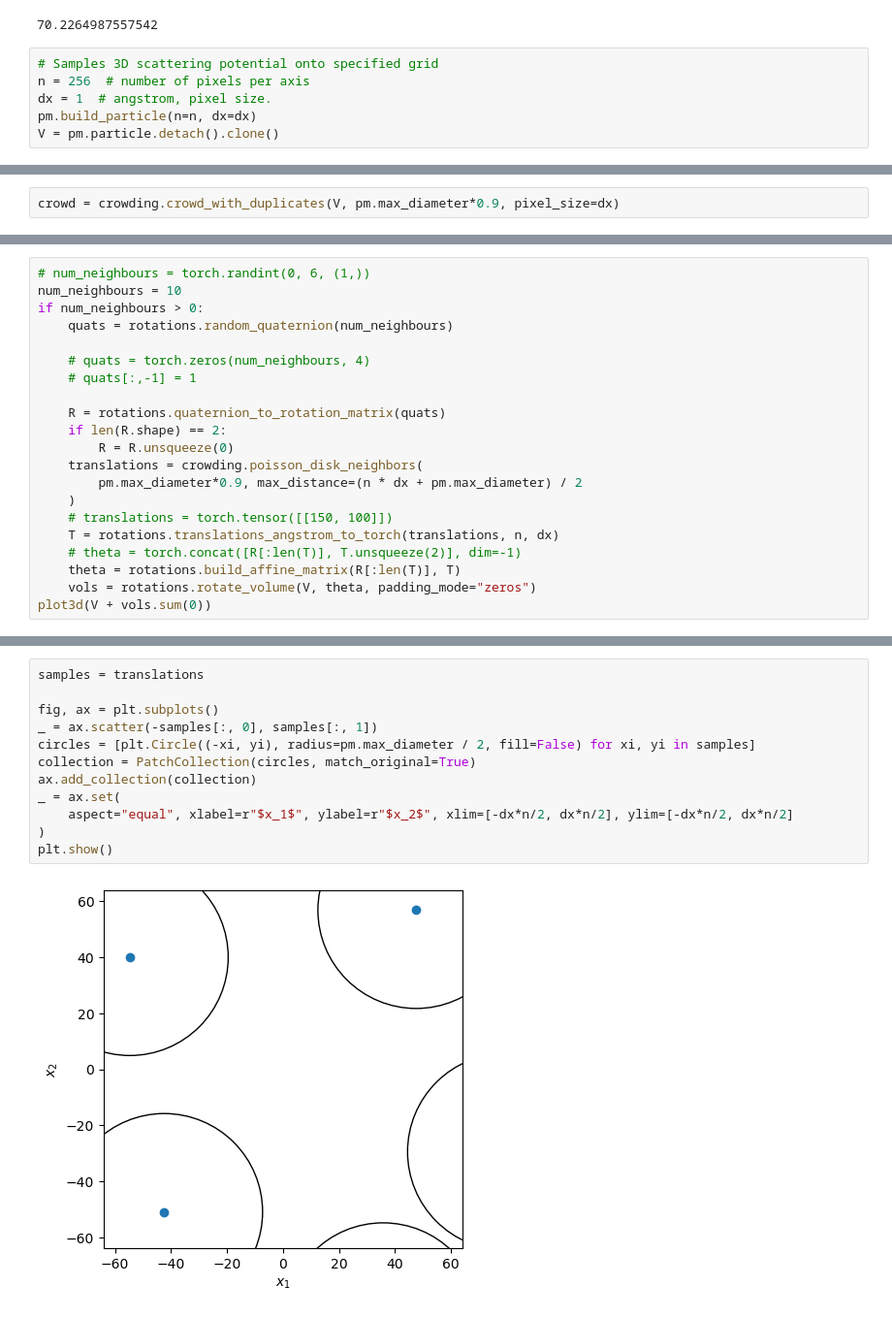
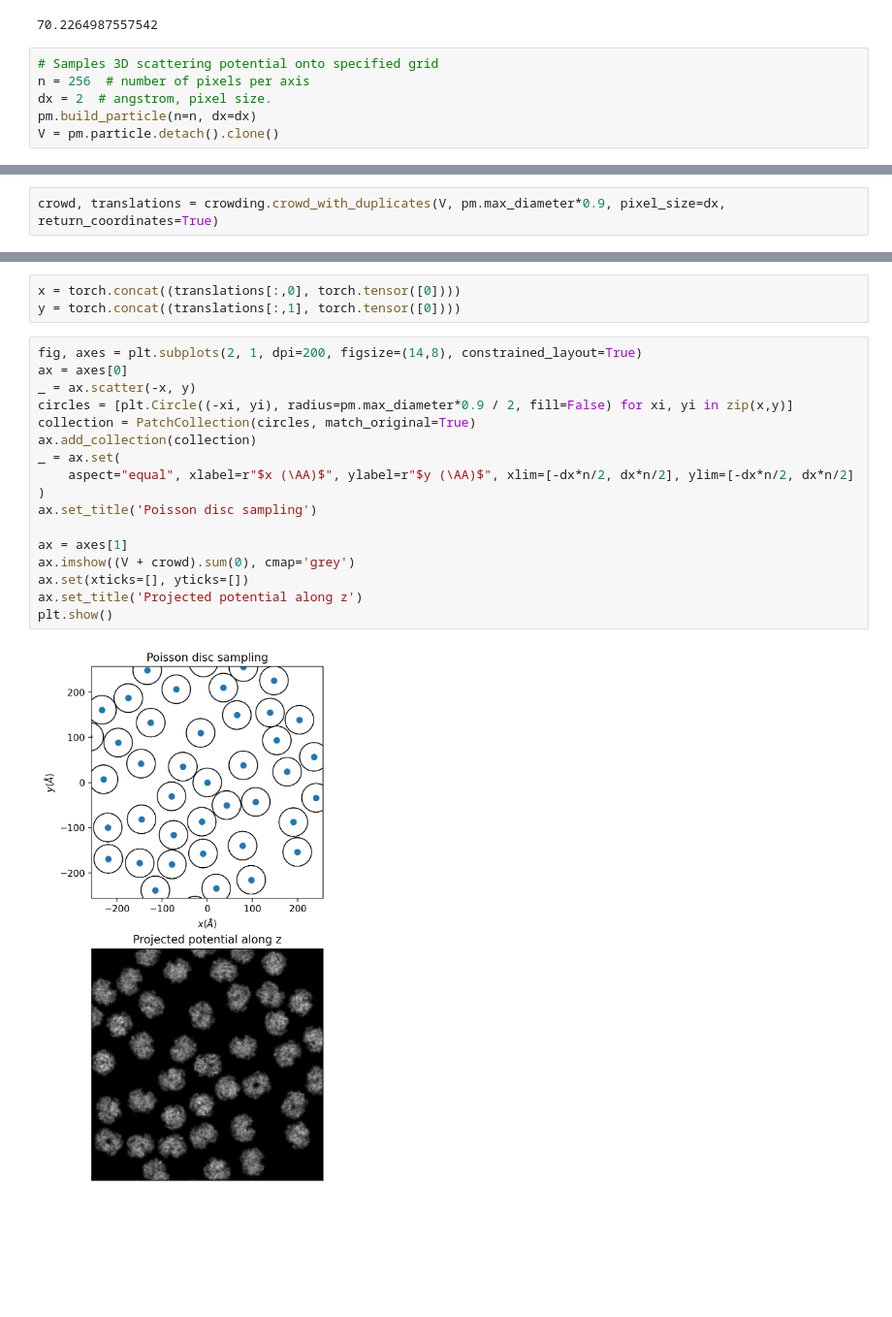
Before and after one commit to joelyeois/specter, a Jupyter notebook: dev-notebooks/duplicate-particle-neighbours.ipynb, the cells around one changed output, grey strips where cells are left out. Shown at 97% size. Saved outputs shown, nothing was run; the diff lists cells and outputs as text; blank space fills up the shorter version.

```diff
--- a/dev-notebooks/duplicate-particle-neighbours.ipynb
+++ b/dev-notebooks/duplicate-particle-neighbours.ipynb
@@ -38,7 +38,7 @@ pm.max_diameter
 # %%
 # Samples 3D scattering potential onto specified grid
 n = 256  # number of pixels per axis
-dx = 1  # angstrom, pixel size.
+dx = 2  # angstrom, pixel size.
 pm.build_particle(n=n, dx=dx)
 V = pm.particle.detach().clone()
 # %%
@@ -48,2 +48,2 @@ plot3d(V)
 # %%
-crowd = crowding.crowd_with_duplicates(V, pm.max_diameter*0.9, pixel_size=dx)
+crowd, translations = crowding.crowd_with_duplicates(V, pm.max_diameter*0.9, pixel_size=dx, return_coordinates=True)
@@ -54,21 +49,0 @@ plot3d(V + crowd)
-# %%
-# num_neighbours = torch.randint(0, 6, (1,))
-num_neighbours = 10
-if num_neighbours > 0:
-    quats = rotations.random_quaternion(num_neighbours)
-
-    # quats = torch.zeros(num_neighbours, 4)
-    # quats[:,-1] = 1
-
-    R = rotations.quaternion_to_rotation_matrix(quats)
-    if len(R.shape) == 2:
-        R = R.unsqueeze(0)
-    translations = crowding.poisson_disk_neighbors(
-        pm.max_diameter*0.9, max_distance=(n * dx + pm.max_diameter) / 2
-    )
-    # translations = torch.tensor([[150, 100]])
-    T = rotations.translations_angstrom_to_torch(translations, n, dx)
-    # theta = torch.concat([R[:len(T)], T.unsqueeze(2)], dim=-1)
-    theta = rotations.build_affine_matrix(R[:len(T)], T)
-    vols = rotations.rotate_volume(V, theta, padding_mode="zeros")
-plot3d(V + vols.sum(0))
@@ -77,14 +50,22 @@ plot3d(V + vols.sum(0))
+# %%
+x = torch.concat((translations[:,0], torch.tensor([0])))
+y = torch.concat((translations[:,1], torch.tensor([0])))
 # %%
-samples = translations
-
-fig, ax = plt.subplots()
-_ = ax.scatter(-samples[:, 0], samples[:, 1])
-circles = [plt.Circle((-xi, yi), radius=pm.max_diameter / 2, fill=False) for xi, yi in samples]
+fig, axes = plt.subplots(2, 1, dpi=200, figsize=(14,8), constrained_layout=True)
+ax = axes[0]
+_ = ax.scatter(-x, y)
+circles = [plt.Circle((-xi, yi), radius=pm.max_diameter*0.9 / 2, fill=False) for xi, yi in zip(x,y)]
 collection = PatchCollection(circles, match_original=True)
 ax.add_collection(collection)
 _ = ax.set(
-    aspect="equal", xlabel=r"$x_1$", ylabel=r"$x_2$", xlim=[-dx*n/2, dx*n/2], ylim=[-dx*n/2, dx*n/2]
+    aspect="equal", xlabel=r"$x (\AA)$", ylabel=r"$y (\AA)$", xlim=[-dx*n/2, dx*n/2], ylim=[-dx*n/2, dx*n/2]
 )
+ax.set_title('Poisson disc sampling')
+
+ax = axes[1]
+ax.imshow((V + crowd).sum(0), cmap='grey')
+ax.set(xticks=[], yticks=[])
+ax.set_title('Projected potential along z')
 plt.show()
 # %% [output]
-[figure, old version]
+[figure, new version]
```
Also changed, not shown: parts of 3 cells of this notebook, 3 other files.
